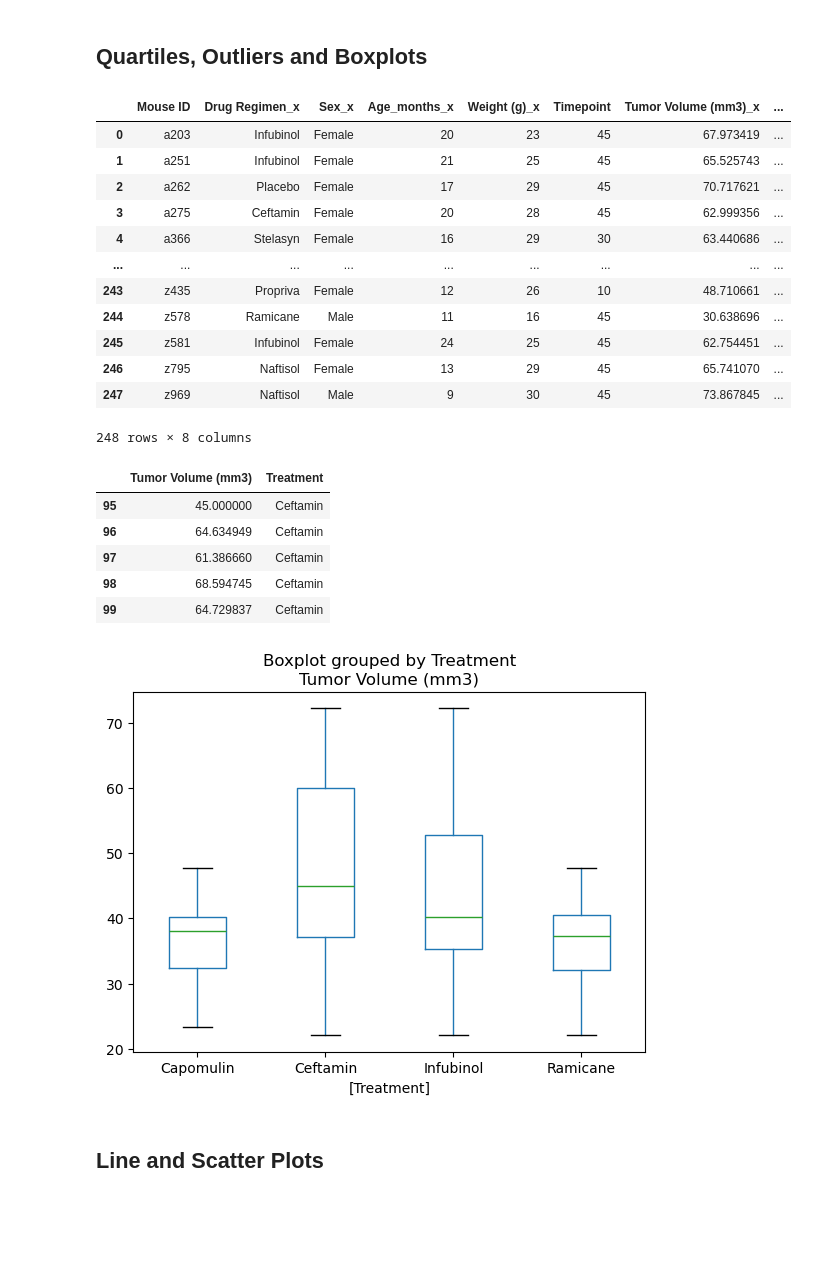
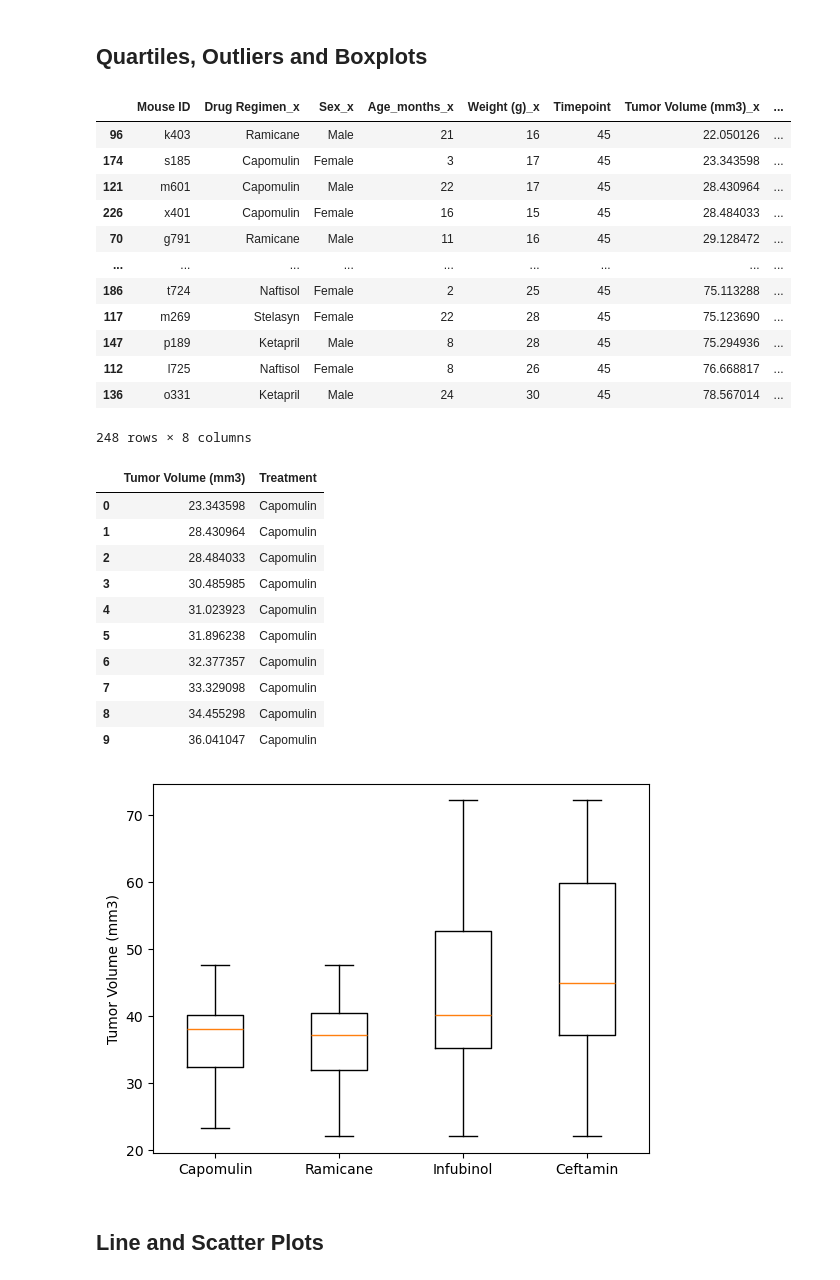
Before and after one commit to amydst/matplotlib-challenge, a Jupyter notebook: pymaceuticals_starter.ipynb, the cells around one changed output. Saved outputs shown, nothing was run; the diff lists cells and outputs as text; code cells hidden in the pictures; blank space fills up the shorter version.

Commit message:
finished first draft, need to do analysis and review boxplot

```diff
--- a/pymaceuticals_starter.ipynb
+++ b/pymaceuticals_starter.ipynb
@@ -191,36 +201,38 @@ plt.show()
 # Start by getting the last (greatest) timepoint for each mouse
 
 cleanresults['MaxTimepoint'] = cleanresults.groupby(['Drug Regimen', 'Mouse ID'])['Timepoint'].transform('max')
+
+# cleanresults['MaxTimepoint'] = cleanresults.groupby(cleanresults["Drug Regimen"]).agg(Timepoint=("Timepoint",'max'))
 # greatesttimes= cleanresults.groupby(cleanresults["Drug Regimen"]).agg(Timepoint=("Timepoint",'max'))
 
+# cleanresults
 
 # Filter the DataFrame to keep only the rows with the greatest timepoint for each mouse within each drug regimen
 greatesttimes_results = cleanresults[cleanresults['Timepoint'] == cleanresults['MaxTimepoint']].sort_values(by='Mouse ID')
 
-# Drop the additional column used for filtering
-greatesttimes_results.drop(columns=['MaxTimepoint'], inplace=True)
+# # Merge this group df with the original DataFrame to get the tumor volume at the last timepoint
+# # Drop the additional column used for filtering
+greatesttimes_results.drop(columns=["MaxTimepoint"],inplace = True)
+cleanresults.drop(columns=["MaxTimepoint"],inplace = True)
 
-boxplottable = greatesttimes_results.reset_index(drop=True)
+tumor_last_time = pd.DataFrame(pd.merge(greatesttimes_results,cleanresults, on =['Timepoint', 'Mouse ID'], how="inner",)).sort_values(by="Tumor Volume (mm3)_x")
 
-# Merge this group df with the original DataFrame to get the tumor volume at the last timepoint
-boxplottable = pd.DataFrame(pd.merge(greatesttimes_results,cleanresults, on =['Timepoint', 'Mouse ID'], how="inner",)).sort_values(by="Mouse ID")
+tumor_last_time.drop(columns=['Sex_y', 'Age_months_y', 'Weight (g)_y','Tumor Volume (mm3)_y', 'Metastatic Sites_y', 'Drug Regimen_y'], inplace=True)
 
-boxplottable.drop(columns=['Sex_y', 'Age_months_y', 'Weight (g)_y','Tumor Volume (mm3)_y','MaxTimepoint', 'Metastatic Sites_y', 'Drug Regimen_y'], inplace=True)
-
-boxplottable
+tumor_last_time
 # %% [output]
 |  | Mouse ID | Drug Regimen_x | Sex_x | Age_months_x | Weight (g)_x | Timepoint | Tumor Volume (mm3)_x | ... |
-| 0 | a203 | Infubinol | Female | 20 | 23 | 45 | 67.973419 | ... |
-| 1 | a251 | Infubinol | Female | 21 | 25 | 45 | 65.525743 | ... |
-| 2 | a262 | Placebo | Female | 17 | 29 | 45 | 70.717621 | ... |
-| 3 | a275 | Ceftamin | Female | 20 | 28 | 45 | 62.999356 | ... |
-| 4 | a366 | Stelasyn | Female | 16 | 29 | 30 | 63.440686 | ... |
+| 96 | k403 | Ramicane | Male | 21 | 16 | 45 | 22.050126 | ... |
+| 174 | s185 | Capomulin | Female | 3 | 17 | 45 | 23.343598 | ... |
+| 121 | m601 | Capomulin | Male | 22 | 17 | 45 | 28.430964 | ... |
+| 226 | x401 | Capomulin | Female | 16 | 15 | 45 | 28.484033 | ... |
+| 70 | g791 | Ramicane | Male | 11 | 16 | 45 | 29.128472 | ... |
 | ... | ... | ... | ... | ... | ... | ... | ... | ... |
-| 243 | z435 | Propriva | Female | 12 | 26 | 10 | 48.710661 | ... |
-| 244 | z578 | Ramicane | Male | 11 | 16 | 45 | 30.638696 | ... |
-| 245 | z581 | Infubinol | Female | 24 | 25 | 45 | 62.754451 | ... |
-| 246 | z795 | Naftisol | Female | 13 | 29 | 45 | 65.741070 | ... |
-| 247 | z969 | Naftisol | Male | 9 | 30 | 45 | 73.867845 | ... |
+| 186 | t724 | Naftisol | Female | 2 | 25 | 45 | 75.113288 | ... |
+| 117 | m269 | Stelasyn | Female | 22 | 28 | 45 | 75.123690 | ... |
+| 147 | p189 | Ketapril | Male | 8 | 28 | 45 | 75.294936 | ... |
+| 112 | l725 | Naftisol | Female | 8 | 26 | 45 | 76.668817 | ... |
+| 136 | o331 | Ketapril | Male | 24 | 30 | 45 | 78.567014 | ... |
 248 rows × 8 columns
 # %%
 # Put treatments into a list for for loop (and later for plot labels)
@@ -234,7 +246,7 @@ tumor_volumes = []
 tumor_volumes_df = pd.DataFrame(columns=['Tumor Volume (mm3)','Treatment'])
 
 for treatment in promisingtreatments:
-    treatment_data = boxplottable[boxplottable['Drug Regimen_x'] == treatment]
+    treatment_data = tumor_last_time[tumor_last_time['Drug Regimen_x'] == treatment]
     tumor_volumes.extend(treatment_data['Tumor Volume (mm3)_x'])
 
     temp_df = pd.DataFrame({'Tumor Volume (mm3)': tumor_volumes, 'Treatment': treatment})
@@ -257,19 +269,30 @@ lowerbound = lowerbound.item()
 upperbound= upperbound.item()
 
 outliers = tumor_volumes_df.loc[(tumor_volumes_df['Tumor Volume (mm3)'] < lowerbound) | (tumor_volumes_df['Tumor Volume (mm3)'] > upperbound)]
-tumor_volumes_df.tail()
+
+tumor_volumes_df.head(10)
 # %% [output]
 |  | Tumor Volume (mm3) | Treatment |
-| 95 | 45.000000 | Ceftamin |
-| 96 | 64.634949 | Ceftamin |
-| 97 | 61.386660 | Ceftamin |
-| 98 | 68.594745 | Ceftamin |
-| 99 | 64.729837 | Ceftamin |
+| 0 | 23.343598 | Capomulin |
+| 1 | 28.430964 | Capomulin |
+| 2 | 28.484033 | Capomulin |
+| 3 | 30.485985 | Capomulin |
+| 4 | 31.023923 | Capomulin |
+| 5 | 31.896238 | Capomulin |
+| 6 | 32.377357 | Capomulin |
+| 7 | 33.329098 | Capomulin |
+| 8 | 34.455298 | Capomulin |
+| 9 | 36.041047 | Capomulin |
 # %%
 # Generate a box plot that shows the distribution of the tumor volume for each treatment group.
+fig1, ax1 = plt.subplots()
+ax1.set_ylabel('Tumor Volume (mm3)')
+data = [tumor_volumes_df[tumor_volumes_df['Treatment'] == treatment]['Tumor Volume (mm3)'].values for treatment in promisingtreatments]
 
-boxplot = tumor_volumes_df.boxplot(grid=False, by='Treatment')
+ax1.boxplot(data, labels=promisingtreatments)
+
+plt.show()
 # %% [output]
-[figure, old version]
+[figure, new version]
 # %% [markdown]
 ## Line and Scatter Plots
```
Also changed, not shown: parts of 9 cells of this notebook.
